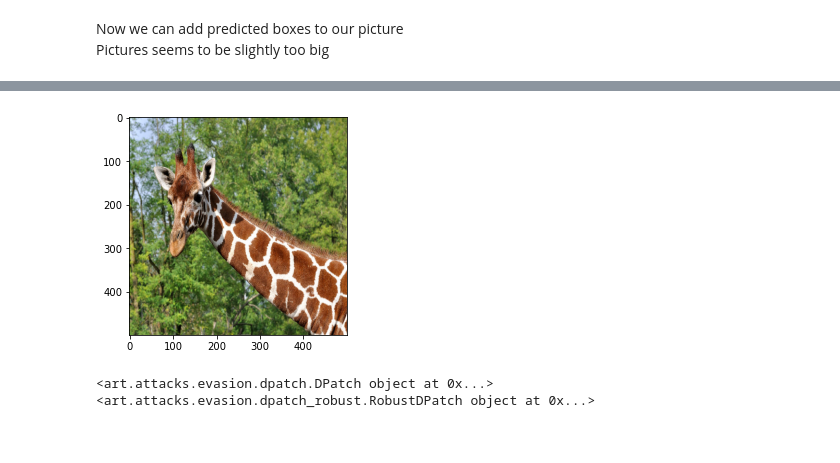
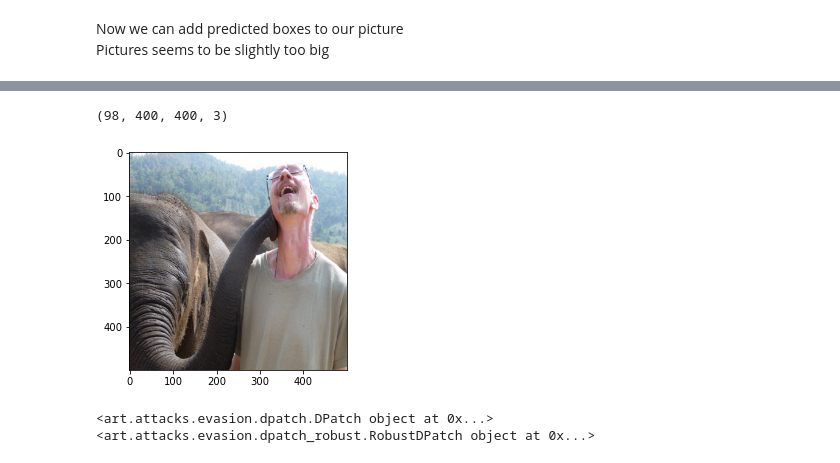
Before and after one commit to sebastiankul-99/ART-AGH, a Jupyter notebook: ObjectDetectionWithArt.ipynb, the cells around one changed output, grey strips where cells are left out. Drawn from its saved outputs; the diff is of its cells as text; code cells hidden in the pictures.

```diff
--- a/ObjectDetectionWithArt.ipynb
+++ b/ObjectDetectionWithArt.ipynb
@@ -12,0 +20,17 @@ import cv2
+# %%
+annFile='annotations\instances_val2017.json'
+coco=COCO(annFile)
+cats = coco.loadCats(coco.getCatIds())
+nms=[cat['name'] for cat in cats]
+
+nms = set([cat['supercategory'] for cat in cats])
+
+catIds = coco.getCatIds(catNms=['giraffe','zebra','elephant']);
+imgIds=[]
+for i in catIds:
+    imgIds.append(coco.getImgIds(catIds=i ))
+imgIds = [item for sublist in imgIds for item in sublist]
+
+randImgIds=random.sample(imgIds,100)
+
+#coco.download(tarDir = "photos", imgIds = randImgIds)
@@ -125,23 +138,15 @@ attackRobustDPatch = art.attacks.evasion.RobustDPatch(art_model, batch_size = 1)
 # %%
-def make_images_array(dictionary, width,height):
-    images_paths = [f for f in os.listdir(dictionary) if os.path.isfile(os.path.join(dictionary, f))]
-    #(n,width,height,3)
-    images_array = np.empty([len(images_paths),width,height,3])
-
-    for i, image_path in enumerate(images_paths):
-        image = Image.open(dictionary +"/" + image_path).convert('RGB')
-        image = image.resize((width,height))
-        img_arr = np.array(image)
-        images_array[i,:,:,:] = np.array(image)
-    return images_array
+images_array = make_images_array("photos", 400, 400)
+print(images_array.shape)
+# %% [output]
+(98, 400, 400, 3)
 # %%
 images_array = make_images_array("photos", 500, 500)
-images_array = np.uint8(images_array)
-image = Image.fromarray(images_array[1,:,:,:])
+image = Image.fromarray(np.uint8(images_array[0,:,:,:]))
 plt.imshow(image)
 plt.show()
 # %% [output]
-[figure, old version]
+[figure, new version]
 # %%
 print(attackDPatch)
 print(attackRobustDPatch)
```
Also changed, not shown: parts of 35 cells of this notebook.
